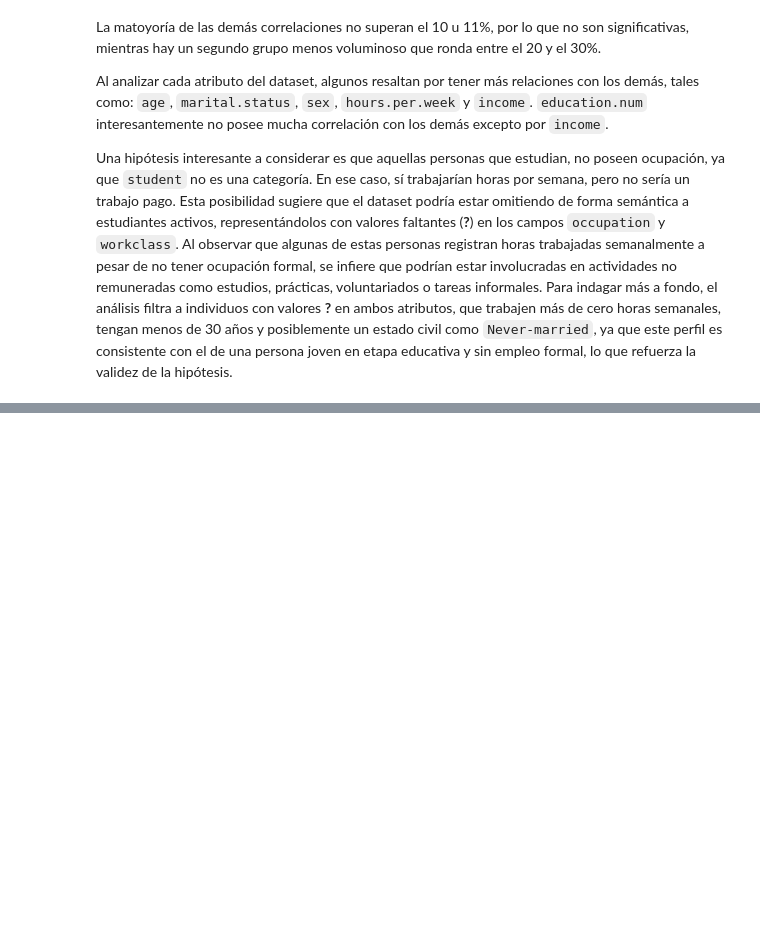
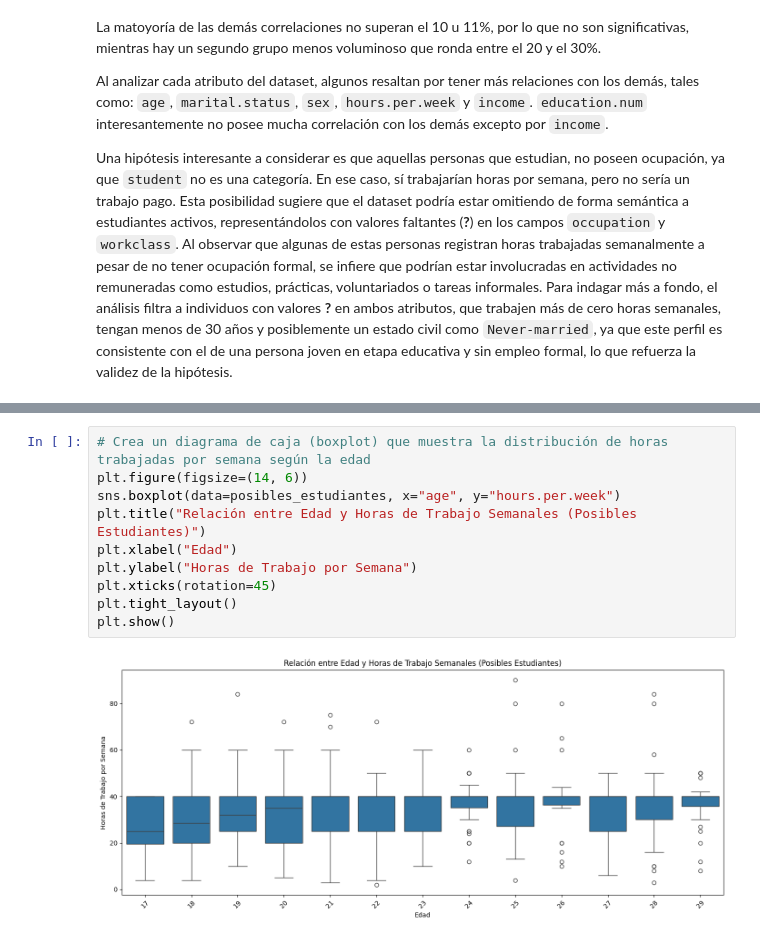
Before and after one commit to jquelas/adult_census_income, a Jupyter notebook: adult_census_income.ipynb, the cells around one changed output, grey strips where cells are left out. Cells and saved outputs as stored; diff of their text form; blank space fills up the shorter version.

```diff
--- a/adult_census_income.ipynb
+++ b/adult_census_income.ipynb
@@ -592,0 +603,12 @@ Muestra de posibles estudiantes:
+# %%
+# Crea un diagrama de caja (boxplot) que muestra la distribución de horas trabajadas por semana según la edad
+plt.figure(figsize=(14, 6))
+sns.boxplot(data=posibles_estudiantes, x="age", y="hours.per.week")
+plt.title("Relación entre Edad y Horas de Trabajo Semanales (Posibles Estudiantes)")
+plt.xlabel("Edad")
+plt.ylabel("Horas de Trabajo por Semana")
+plt.xticks(rotation=45)
+plt.tight_layout()
+plt.show()
+# %% [output]
+[figure, added]
```
Also changed, not shown: parts of 4 cells of this notebook.
